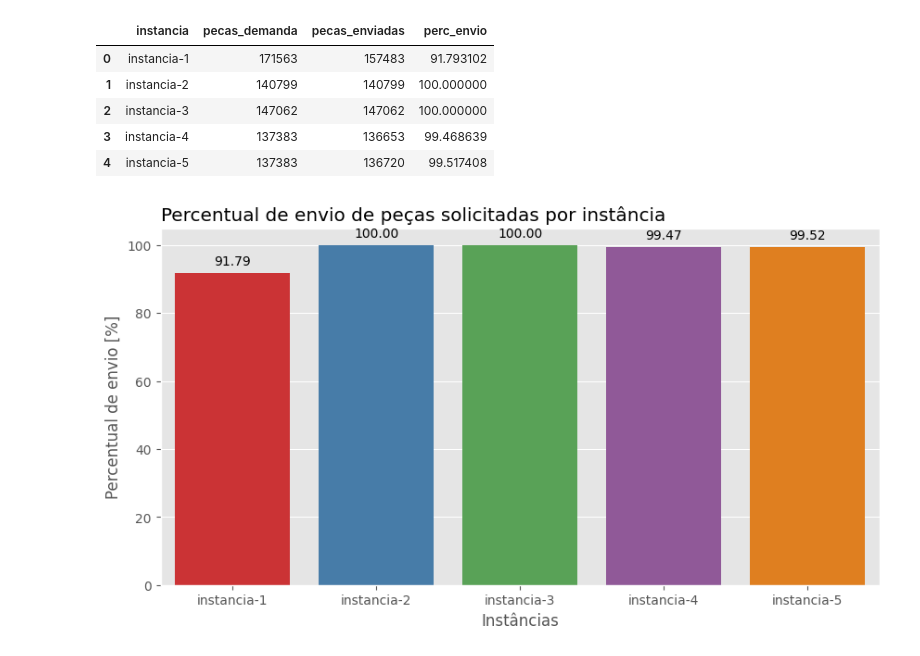
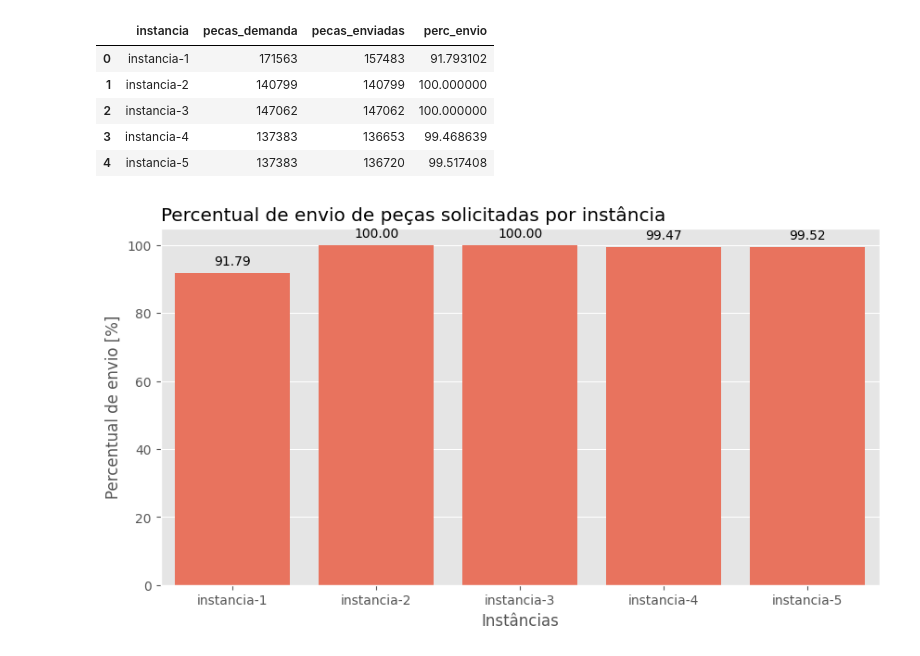
Before and after one commit to CandaPin/Resolucao_Problemas, a Jupyter notebook: 02-Notebook/Modelo_exato/08-cqavp_pre-processamento_novos-dados.ipynb, the cells around one changed output. Drawn from its saved outputs; the diff is of its cells as text; code cells hidden in the pictures.

```diff
--- a/02-Notebook/Modelo_exato/08-cqavp_pre-processamento_novos-dados.ipynb
+++ b/02-Notebook/Modelo_exato/08-cqavp_pre-processamento_novos-dados.ipynb
@@ -965,24 +965,25 @@ df_comparacao_instancia_pecas
 # %%
 with plt.style.context('ggplot'):
     plt.figure(figsize=(10, 5))
     ax =sns.barplot(data=df_comparacao_instancia_pecas,
                   x='instancia', y= 'perc_envio',
-                  #color='gold'
-                  palette='Set1')
+                  color='tomato'
+                  #palette='Set1'
+                  )
 
     plt.title('Percentual de envio de peças solicitadas por instância', loc='left')
     plt.ylabel('Percentual de envio [%]')
     plt.xlabel('Instâncias')
     #plt.ylim(0,5300)
 
     for p in ax.patches:
             formatted_number = '{:,.2f}'.format(p.get_height()).replace(',', '.')
             ax.annotate(formatted_number,
                       (p.get_x() + p.get_width() / 2., p.get_height()),
                       ha='center', va='center',
                       xytext=(0, 9),
                       textcoords='offset points')
 
     plt.show()
 # %% [output]
-[figure, old version]
+[figure, new version]
```
Also changed, not shown: parts of 1 cell of this notebook, 3 other files.
